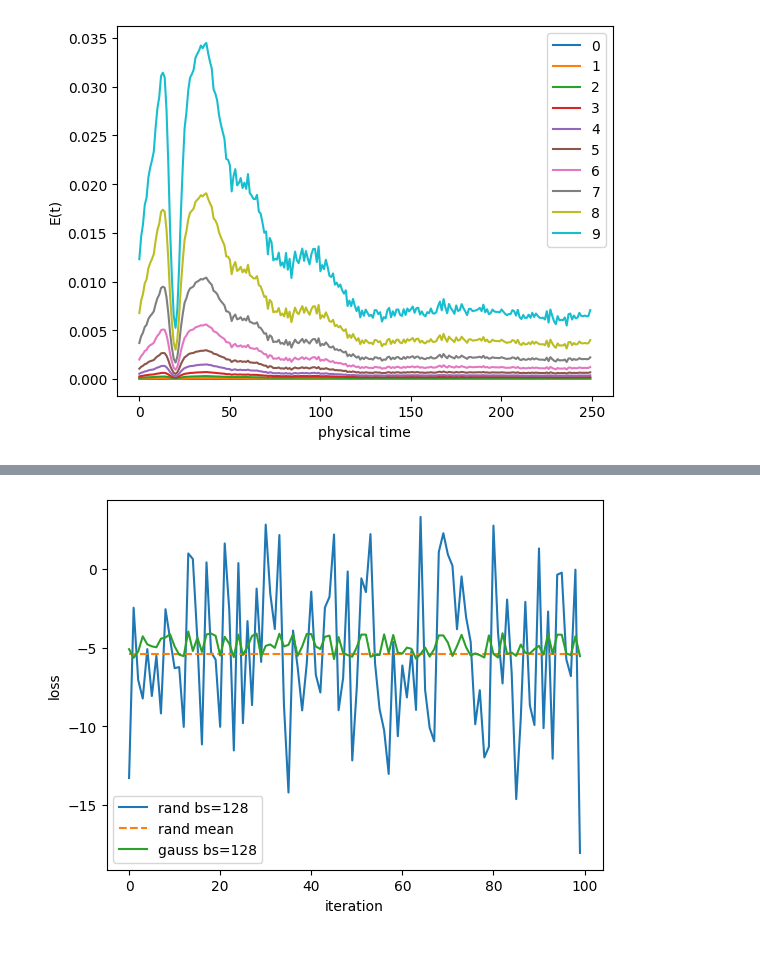
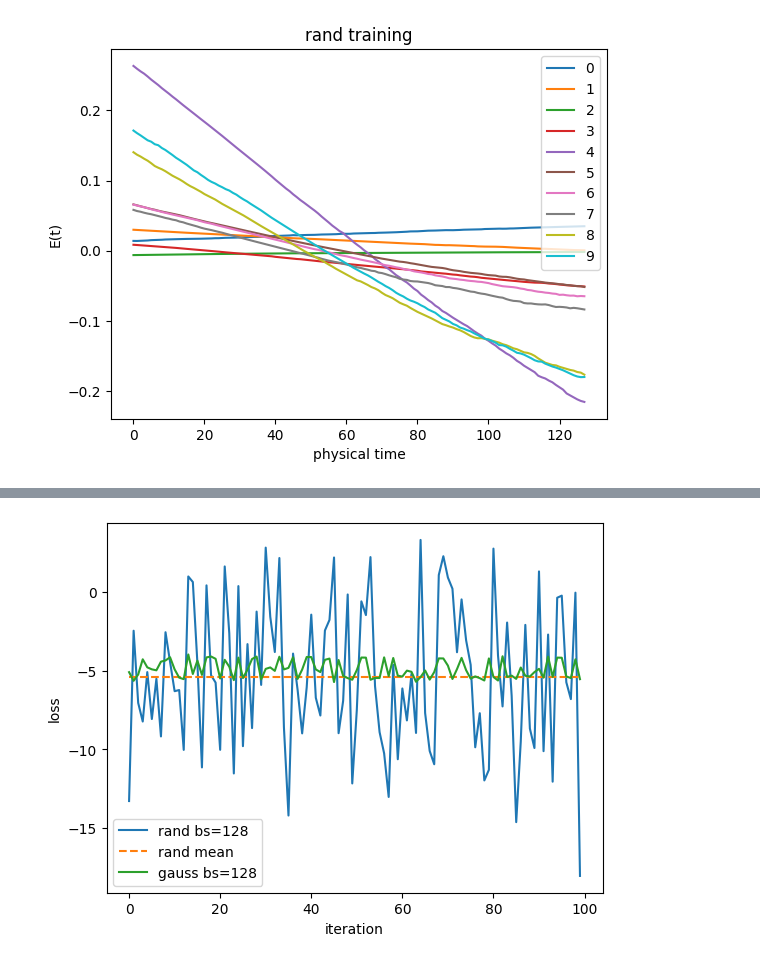
Before and after one commit to julesberman/hflow, a Jupyter notebook: notebooks/loss_var.ipynb, the cells around one changed output, grey strips where cells are left out. Cells and saved outputs as stored; diff of their text form; code cells hidden in the pictures.

```diff
--- a/notebooks/loss_var.ipynb
+++ b/notebooks/loss_var.ipynb
@@ -27,0 +24,8 @@ key, data, loss_fn, _, s_fn, params_init = build(cfg)
+# %%
+from hflow.config import vlasov_config
+cfg =  Config(problem='vtwo',
+            data=Data(t_end=40, n_samples=10_000, dt=1e-2),
+            sample=Sample(bs_n=128, bs_t=128),
+            unet=Network(model='mlp')
+            )
+key, train_data, test_data, loss_fn, arg_fn, s_fn, params_init = build(cfg)
@@ -28,4 +36,4 @@ key, data, loss_fn, _, s_fn, params_init = build(cfg)
 # %%
 
-arg_fn_gauss = get_arg_fn(Sample(scheme_t='gauss', bs_t=128), data)
-last_params, opt_params, loss_history, param_history = adam_opt(params_init, loss_fn, arg_fn_gauss, steps=2500, learning_rate=1e-3, verbose=True, scheduler=True, key=key, return_params=True)
+arg_fn_gauss = get_arg_fn(Sample(scheme_t='gauss', bs_t=128), train_data)
+last_params, opt_params, loss_history, param_history_gauss = adam_opt(params_init, loss_fn, arg_fn_gauss, steps=2000, learning_rate=2e-3, verbose=True, scheduler=True, key=key, return_params=True)
@@ -32,11 +45,11 @@ last_params, opt_params, loss_history, param_history = adam_opt(params_init, los
 # %%
 
 
-arg_fn_equi = get_arg_fn(Sample(scheme_t='equi', bs_t=250), data)
-loss_fn2 = Action_Match(s_fn, noise=0.0, sigma=0.0, return_interior=True)
-loss_data = arg_fn_equi(key)
+arg_fn_equi = get_arg_fn(Sample(scheme_t='equi', bs_t=64), train_data)
+loss_fn2 = OV_Loss(s_fn, noise=0.0, sigma=0.0, return_interior=True)
+loss_data = arg_fn_equi(key, None)
 interiors_gauss = []
-for i, p in enumerate(param_history[40:50]):
+for i, p in enumerate(param_history_gauss[::100]):
     loss, interior = loss_fn2(p, *loss_data, key)
     interiors_gauss.append(interior)
     plt.plot(interior, label=i)
@@ -52,4 +65,4 @@ plt.show()
 # %%
 
-arg_fn_rand = get_arg_fn(Sample(scheme_t='rand', bs_t=128), data)
-last_params, opt_params, loss_history, param_history = adam_opt(params_init, loss_fn, arg_fn_rand, steps=2500, learning_rate=1e-3, verbose=True, scheduler=True, key=key, return_params=True)
+arg_fn_rand = get_arg_fn(Sample(scheme_t='rand', bs_t=128), train_data)
+last_params, opt_params, loss_history, param_history_rand = adam_opt(params_init, loss_fn, arg_fn_rand, steps=2000, learning_rate=2e-3, verbose=True, scheduler=True, key=key, return_params=True)
@@ -56,19 +74,22 @@ last_params, opt_params, loss_history, param_history = adam_opt(params_init, los
 # %%
 
 
-arg_fn_equi = get_arg_fn(Sample(scheme_t='equi', bs_t=250), data)
-loss_fn2 = Action_Match(s_fn, noise=0.0, sigma=0.0, return_interior=True)
-loss_data = arg_fn_equi(key)
-interiors_rand = []
-for i, p in enumerate(param_history[:10]):
+arg_fn_equi = get_arg_fn(Sample(scheme_t='equi', bs_t=128), train_data)
+loss_fn2 = OV_Loss(s_fn, noise=0.0, sigma=0.0, return_interior=True)
+
+interiors_gauss = []
+for i, p in enumerate(param_history_rand[::100]):
+    key, _ = jax.random.split(key)
+    loss_data = arg_fn_equi(key, None)
     loss, interior = loss_fn2(p, *loss_data, key)
-    interiors_rand.append(interior)
+    interiors_gauss.append(interior)
     plt.plot(interior, label=i)
 
-interiors_rand = np.asarray(interiors_rand)
+interiors_gauss = np.asarray(interiors_gauss)
 plt.ylabel('E(t)')
 plt.xlabel('physical time')
 plt.legend()
+plt.title('rand training')
 plt.show()
 # %% [output]
-[figure, old version]
+[figure, new version]
```
Also changed, not shown: parts of 11 cells of this notebook, 4 other files.
